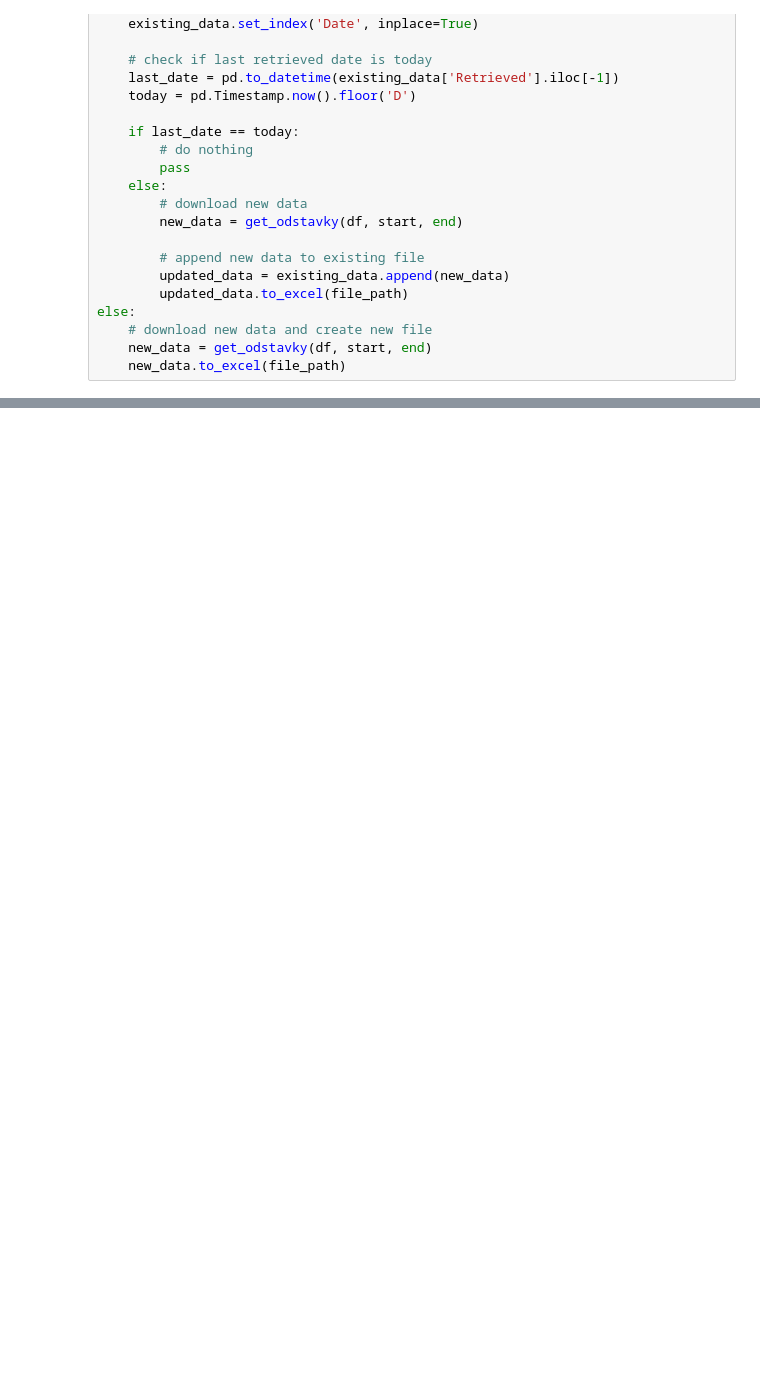
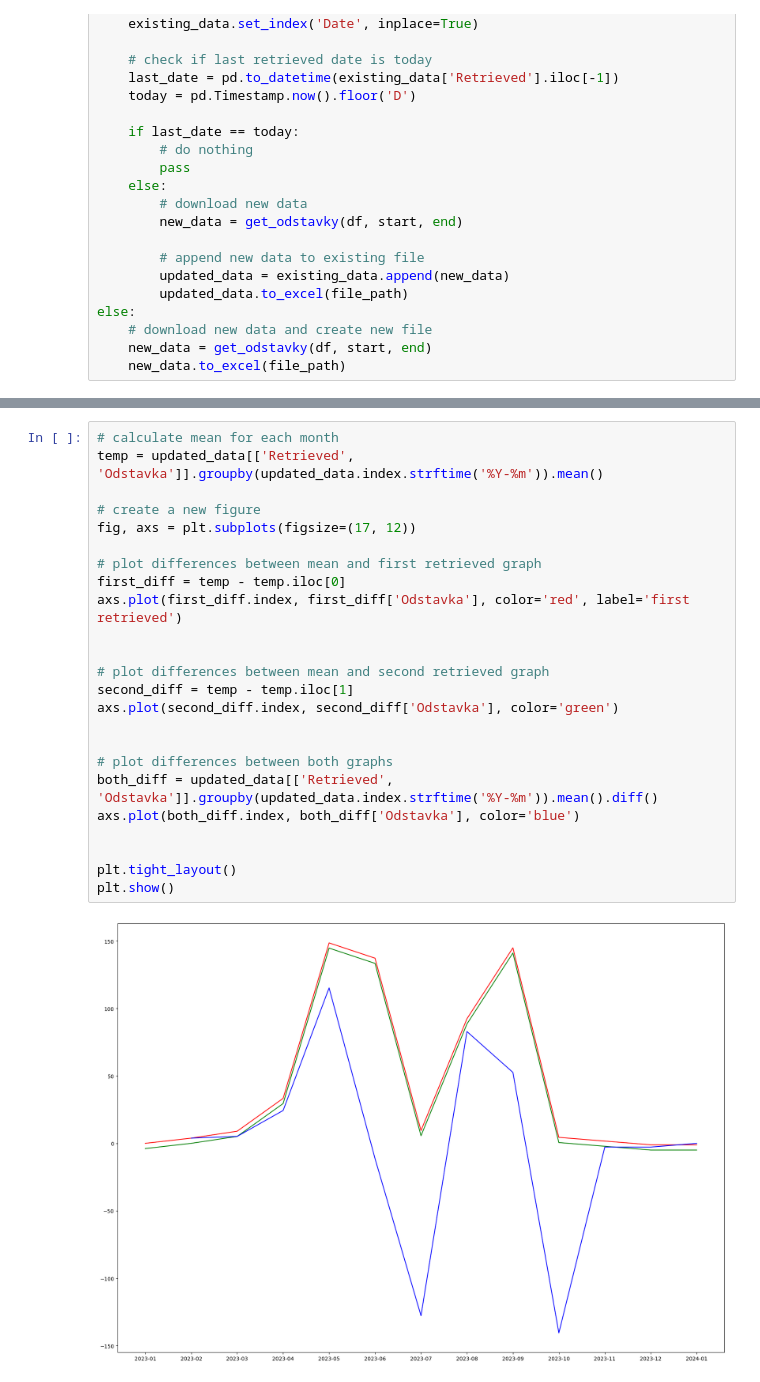
Before and after one commit to dariolamaj/GASSCO_ODSTAVKY, a Jupyter notebook: gassco.ipynb, the cells around one changed output, grey strips where cells are left out. Saved outputs shown, nothing was run; the diff lists cells and outputs as text; blank space fills up the shorter version.

```diff
--- a/gassco.ipynb
+++ b/gassco.ipynb
@@ -129,0 +214,26 @@ plt.plot(x, y, 'r')
+# %%
+# calculate mean for each month
+temp = updated_data[['Retrieved', 'Odstavka']].groupby(updated_data.index.strftime('%Y-%m')).mean()
+
+# create a new figure
+fig, axs = plt.subplots(figsize=(17, 12))
+
+# plot differences between mean and first retrieved graph
+first_diff = temp - temp.iloc[0]
+axs.plot(first_diff.index, first_diff['Odstavka'], color='red', label='first retrieved')
+
+
+# plot differences between mean and second retrieved graph
+second_diff = temp - temp.iloc[1]
+axs.plot(second_diff.index, second_diff['Odstavka'], color='green')
+
+
+# plot differences between both graphs
+both_diff = updated_data[['Retrieved', 'Odstavka']].groupby(updated_data.index.strftime('%Y-%m')).mean().diff()
+axs.plot(both_diff.index, both_diff['Odstavka'], color='blue')
+
+
+plt.tight_layout()
+plt.show()
+# %% [output]
+[figure, added]
```
Also changed, not shown: parts of 10 cells of this notebook.
